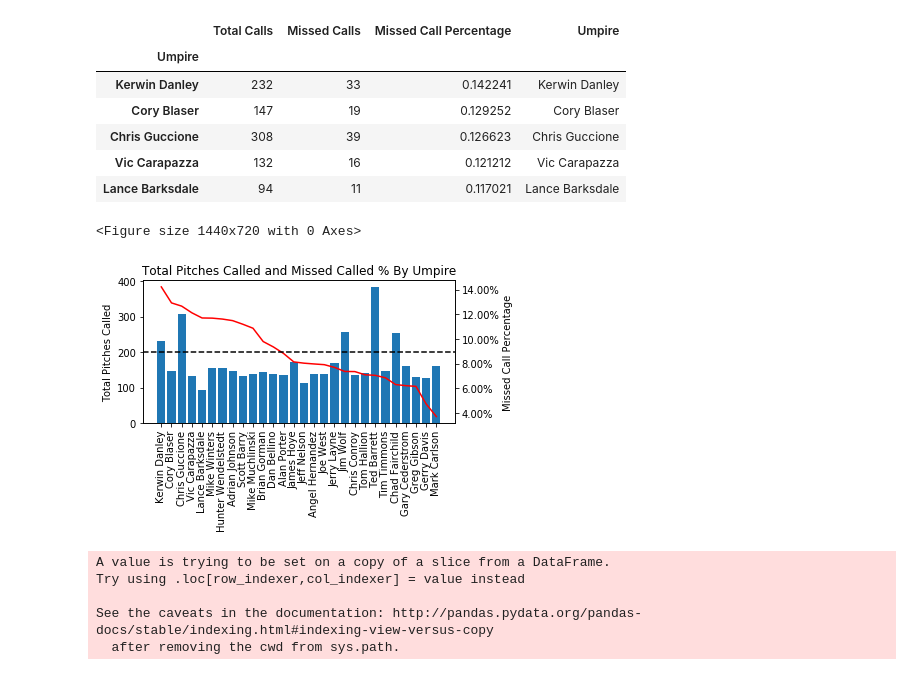
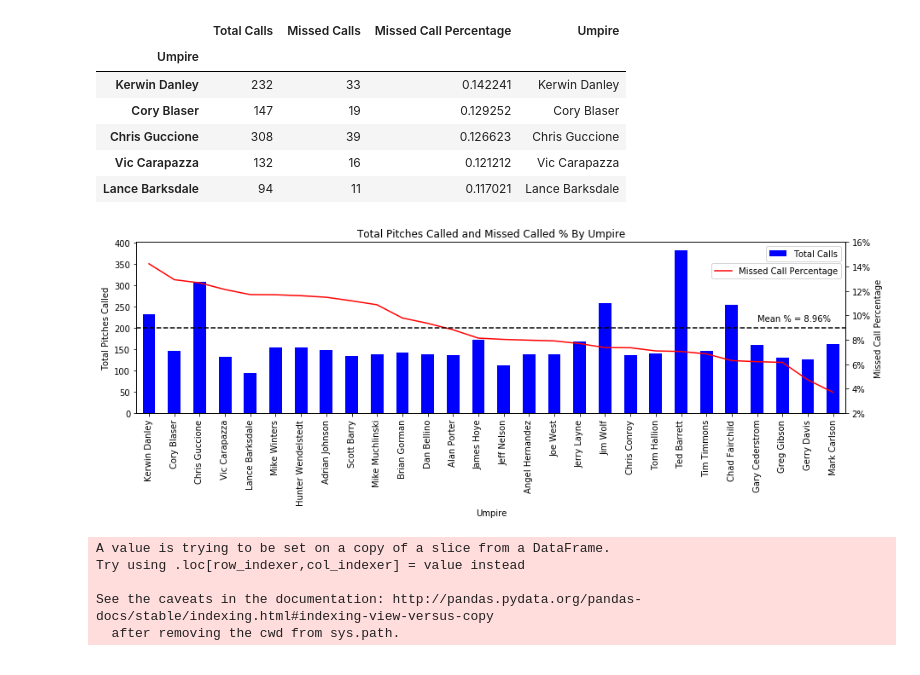
Before and after one commit to ForrestMcDougal/MLB-Postseason-Umpire-Analysis, a Jupyter notebook: Presentation_Charts.ipynb, the cells around one changed output. Saved outputs shown, nothing was run; the diff lists cells and outputs as text; code cells hidden in the pictures.

```diff
--- a/Presentation_Charts.ipynb
+++ b/Presentation_Charts.ipynb
@@ -185,39 +190,42 @@ ump_calls_df.head()
 | Vic Carapazza | 132 | 16 | 0.121212 | Vic Carapazza |
 | Lance Barksdale | 94 | 11 | 0.117021 | Lance Barksdale |
 # %%
-figure(figsize=(20,10))
-# inc_mean_line = 1 - (mean_line * 100)
+fig_size = plt.rcParams["figure.figsize"]
+fig_size[0] = 13
+fig_size[1] = 5
+plt.rcParams["figure.figsize"] = fig_size
 
 
 fig, ax1 = plt.subplots()
 
 ax2 = ax1.twinx()
-ax2.plot(ump_calls_df["Missed Call Percentage"], color = "red")
-ax1.bar(ump_calls_df["Umpire"], ump_calls_df["Total Calls"])
 
-plt.title("Total Pitches Called and Missed Called % By Umpire")
-plt.xlabel("Umpire Name")
-ax2.set_ylabel("Missed Call Percentage")
-ax1.set_ylabel("Total Pitches Called")
+ump_calls_df.plot(kind='bar', x='Umpire', y='Total Calls', ax=ax1, color='blue', legend=True).legend(bbox_to_anchor=(1,1))
+ump_calls_df['Missed Call Percentage'].plot(ax=ax2, color='red', legend=True).legend(bbox_to_anchor= (1, 0.9))
 
-ax1.tick_params(axis='x', rotation=90)
+plt.title('Total Pitches Called and Missed Called % By Umpire')
+plt.xlabel('Umpire')
+ax1.set_ylabel('Total Pitches Called')
+ax2.set_ylabel('Missed Call Percentage')
 
-incrt_mean = 1 - (mean_line_round/100)
+incrt_mean = (1 - (mean_line_round/100))
 plt.axhline(y=incrt_mean, color = "black", ls = "dashed")
 
+plt.text(24, 0.095, (f'Mean % = {incrt_mean*100:.2f}%'))
+
+
+
 vals = ax2.get_yticks()
-ax2.set_yticklabels(['{:,.2%}'.format(x) for x in vals])
-
-# plt.axhline(y=inc_mean_line, color = "black", ls = "dashed")
-
+frmt = ['{:.0f}%'.format(val*100) for val in vals]
+ax2.set_yticks(vals)
+ax2.set_yticklabels(frmt)
 
 plt.tight_layout()
 
 fig.savefig("Presentation_Images/Calls_by_ump.png")
 plt.show()
 # %% [output]
-<Figure size 1440x720 with 0 Axes>
-[figure, old version]
+[figure, new version]
 # %%
 bins = (65,70,75,80,85,90,95,100,105)
 group_names = ("65-70", "71-75", "76-80", "81-85", "86-90", "91-95", "95-100", "101+")
```
Also changed, not shown: parts of 5 cells of this notebook, 7 other files.
